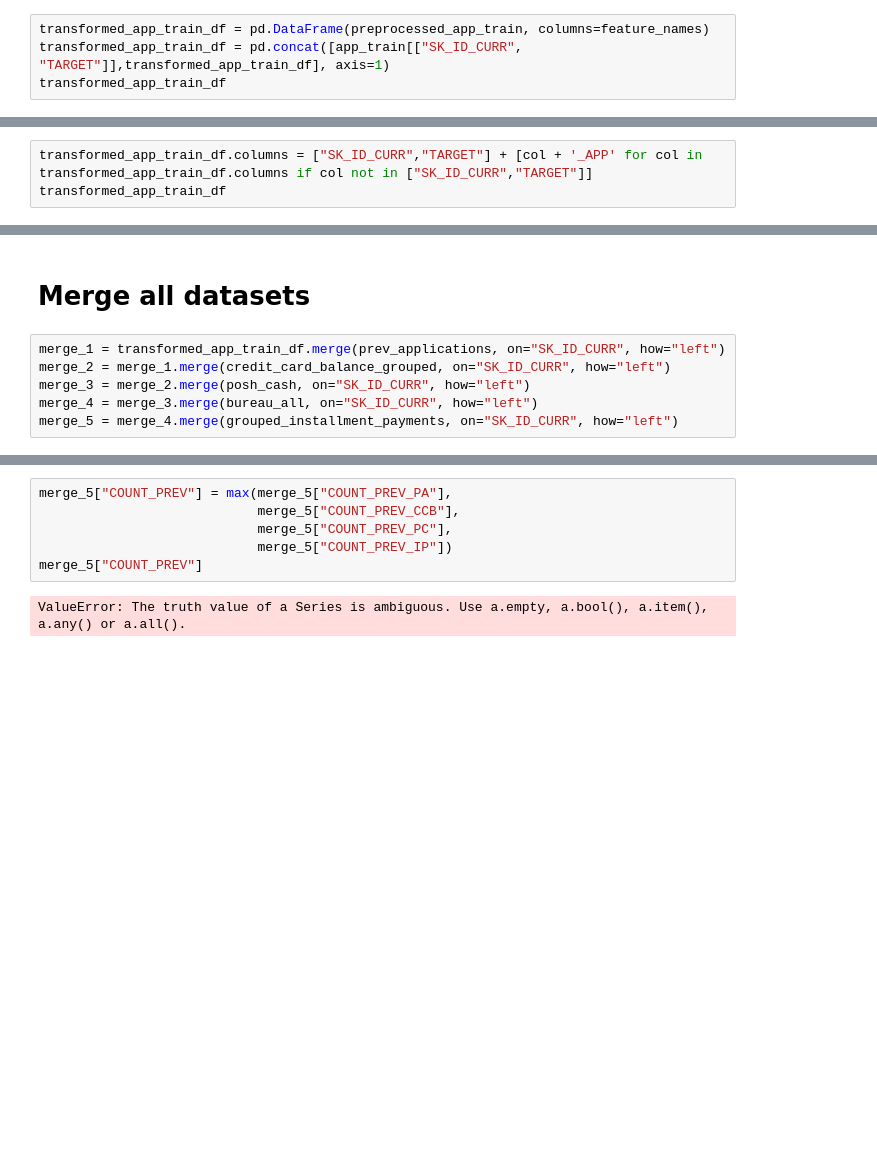
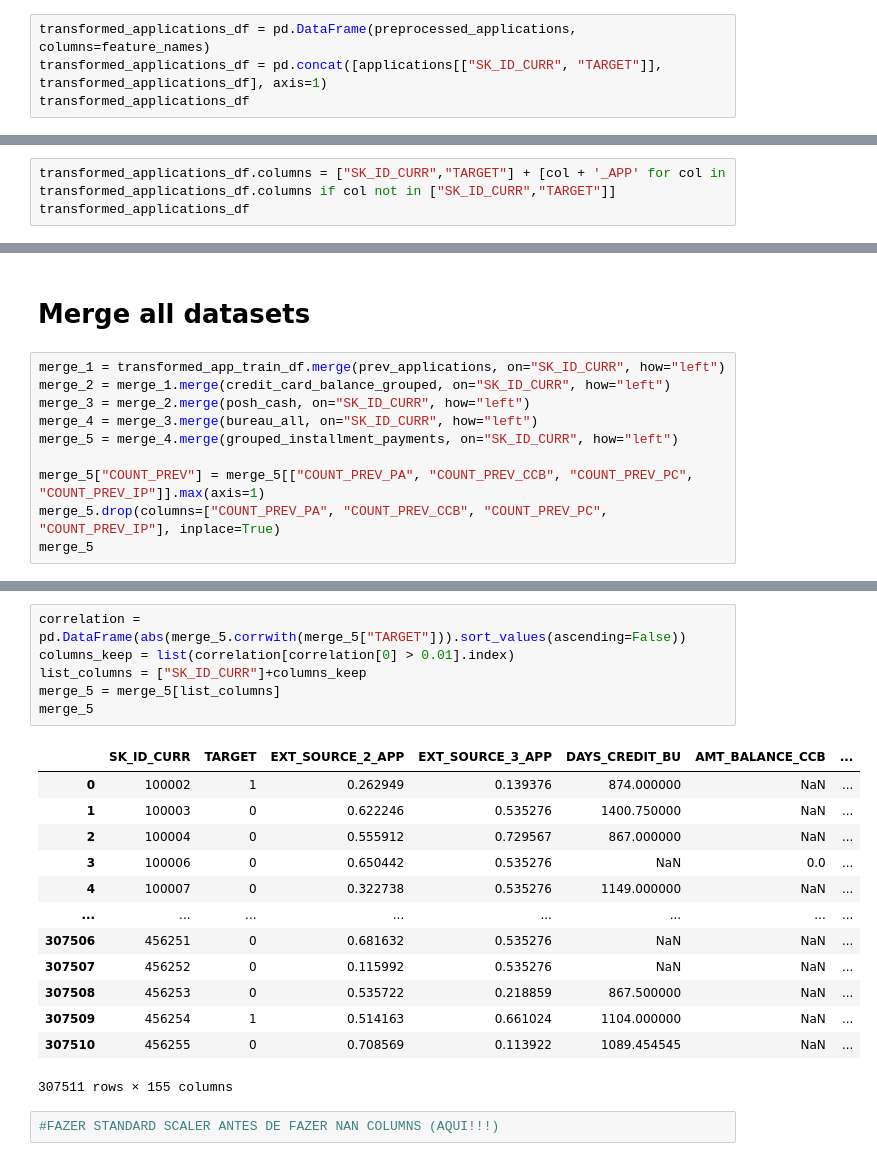
Before and after one commit to joaogoncalves99/Machine-Learning, a Jupyter notebook: Cleaning_Applications.ipynb, the cells around one changed output, grey strips where cells are left out. Cells and saved outputs as stored; diff of their text form; blank space fills up the shorter version.

```diff
--- a/Cleaning_Applications.ipynb
+++ b/Cleaning_Applications.ipynb
@@ -208,5 +243,5 @@ feature_names = num_variables + day_variables + cat_feature_names + cat_binary_v
 # %%
-transformed_app_train_df = pd.DataFrame(preprocessed_app_train, columns=feature_names)
-transformed_app_train_df = pd.concat([app_train[["SK_ID_CURR", "TARGET"]],transformed_app_train_df], axis=1)
-transformed_app_train_df
+transformed_applications_df = pd.DataFrame(preprocessed_applications, columns=feature_names)
+transformed_applications_df = pd.concat([applications[["SK_ID_CURR", "TARGET"]], transformed_applications_df], axis=1)
+transformed_applications_df
 # %% [output]
@@ -226,6 +266,6 @@ transformed_app_train_df
 # %%
-transformed_app_train_df.columns = ["SK_ID_CURR","TARGET"] + [col + '_APP' for col in transformed_app_train_df.columns if col not in ["SK_ID_CURR","TARGET"]]
-transformed_app_train_df
+transformed_applications_df.columns = ["SK_ID_CURR","TARGET"] + [col + '_APP' for col in transformed_applications_df.columns if col not in ["SK_ID_CURR","TARGET"]]
+transformed_applications_df
 # %% [output]
 |  | SK_ID_CURR | TARGET | CNT_CHILDREN_APP | HOUR_APPR_PROCESS_START_APP | AMT_INCOME_TOTAL_APP | AMT_CREDIT_APP | ... |
 | 0 | 100002 | 1 | 0.0 | 10.0 | 202500.0 | 406597.5 | ... |
@@ -1678,6 +1718,10 @@ merge_2 = merge_1.merge(credit_card_balance_grouped, on="SK_ID_CURR", how="left"
 merge_3 = merge_2.merge(posh_cash, on="SK_ID_CURR", how="left")
 merge_4 = merge_3.merge(bureau_all, on="SK_ID_CURR", how="left")
 merge_5 = merge_4.merge(grouped_installment_payments, on="SK_ID_CURR", how="left")
+
+merge_5["COUNT_PREV"] = merge_5[["COUNT_PREV_PA", "COUNT_PREV_CCB", "COUNT_PREV_PC", "COUNT_PREV_IP"]].max(axis=1)
+merge_5.drop(columns=["COUNT_PREV_PA", "COUNT_PREV_CCB", "COUNT_PREV_PC", "COUNT_PREV_IP"], inplace=True)
+merge_5
 # %% [output]
 |  | SK_ID_CURR | TARGET | CNT_CHILDREN_APP | HOUR_APPR_PROCESS_START_APP | AMT_INCOME_TOTAL_APP | AMT_CREDIT_APP | ... |
 | 0 | 100002 | 1 | 0.0 | 10.0 | 202500.0 | 406597.5 | ... |
@@ -1695,8 +1739,22 @@ merge_5 = merge_4.merge(grouped_installment_payments, on="SK_ID_CURR", how="left
-# %%
-merge_5["COUNT_PREV"] = max(merge_5["COUNT_PREV_PA"],
-                            merge_5["COUNT_PREV_CCB"],
-                            merge_5["COUNT_PREV_PC"],
-                            merge_5["COUNT_PREV_IP"])
-merge_5["COUNT_PREV"]
-# %% [output]
-ValueError: The truth value of a Series is ambiguous. Use a.empty, a.bool(), a.item(), a.any() or a.all().
+# %%
+correlation = pd.DataFrame(abs(merge_5.corrwith(merge_5["TARGET"])).sort_values(ascending=False))
+columns_keep = list(correlation[correlation[0] > 0.01].index)
+list_columns = ["SK_ID_CURR"]+columns_keep
+merge_5 = merge_5[list_columns]
+merge_5
+# %% [output]
+|  | SK_ID_CURR | TARGET | EXT_SOURCE_2_APP | EXT_SOURCE_3_APP | DAYS_CREDIT_BU | AMT_BALANCE_CCB | ... |
+| 0 | 100002 | 1 | 0.262949 | 0.139376 | 874.000000 | NaN | ... |
+| 1 | 100003 | 0 | 0.622246 | 0.535276 | 1400.750000 | NaN | ... |
+| 2 | 100004 | 0 | 0.555912 | 0.729567 | 867.000000 | NaN | ... |
+| 3 | 100006 | 0 | 0.650442 | 0.535276 | NaN | 0.0 | ... |
+| 4 | 100007 | 0 | 0.322738 | 0.535276 | 1149.000000 | NaN | ... |
+| ... | ... | ... | ... | ... | ... | ... | ... |
+| 307506 | 456251 | 0 | 0.681632 | 0.535276 | NaN | NaN | ... |
+| 307507 | 456252 | 0 | 0.115992 | 0.535276 | NaN | NaN | ... |
+| 307508 | 456253 | 0 | 0.535722 | 0.218859 | 867.500000 | NaN | ... |
+| 307509 | 456254 | 1 | 0.514163 | 0.661024 | 1104.000000 | NaN | ... |
+| 307510 | 456255 | 0 | 0.708569 | 0.113922 | 1089.454545 | NaN | ... |
+307511 rows × 155 columns
+# %%
+#FAZER STANDARD SCALER ANTES DE FAZER NAN COLUMNS (AQUI!!!)
```
Also changed, not shown: parts of 29 cells of this notebook.
